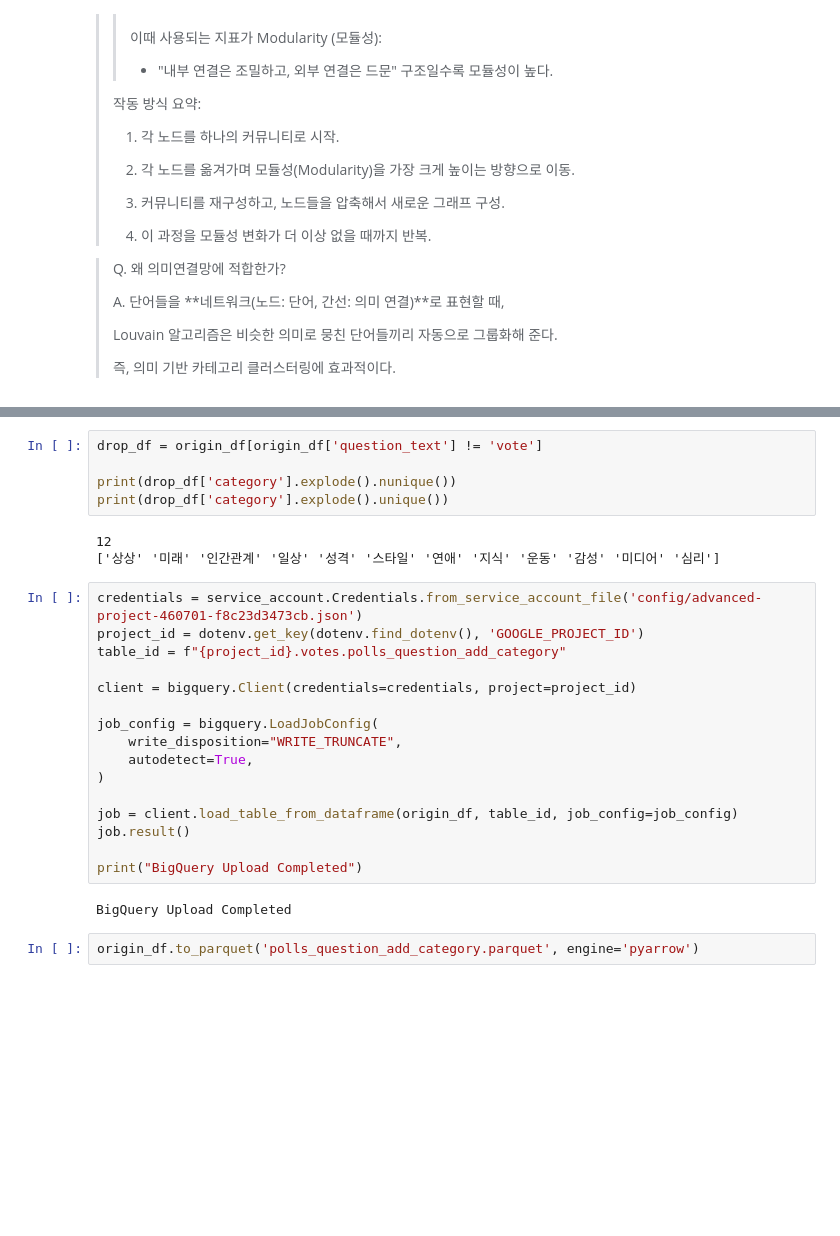
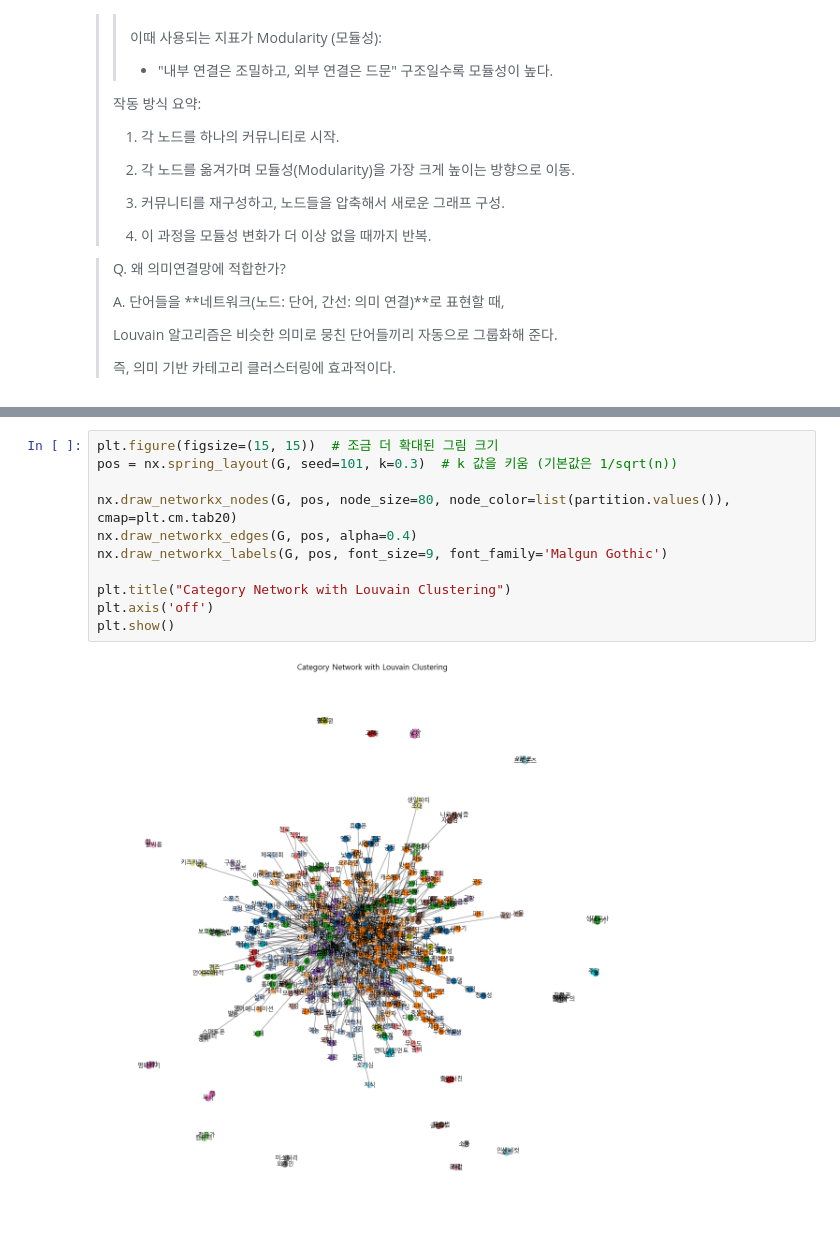
Before and after one commit to saeraniren/advanced_project, a Jupyter notebook: text_knn_clustering.ipynb, the cells around one changed output, grey strips where cells are left out. Drawn from its saved outputs; the diff is of its cells as text; blank space fills up the shorter version.

Commit message:
complete text clustering

```diff
--- a/text_knn_clustering.ipynb
+++ b/text_knn_clustering.ipynb
@@ -1471,28 +1290,13 @@ display(origin_df.head(30))
-# %%
-drop_df = origin_df[origin_df['question_text'] != 'vote']
-
-print(drop_df['category'].explode().nunique())
-print(drop_df['category'].explode().unique())
-# %% [output]
-12
-['상상' '미래' '인간관계' '일상' '성격' '스타일' '연애' '지식' '운동' '감성' '미디어' '심리']
-# %%
-credentials = service_account.Credentials.from_service_account_file('config/advanced-project-460701-f8c23d3473cb.json')
-project_id = dotenv.get_key(dotenv.find_dotenv(), 'GOOGLE_PROJECT_ID')
-table_id = f"{project_id}.votes.polls_question_add_category"
-
-client = bigquery.Client(credentials=credentials, project=project_id)
-
-job_config = bigquery.LoadJobConfig(
-    write_disposition="WRITE_TRUNCATE",
-    autodetect=True,
-)
-
-job = client.load_table_from_dataframe(origin_df, table_id, job_config=job_config)
-job.result()
-
-print("BigQuery Upload Completed")
-# %% [output]
-BigQuery Upload Completed
-# %%
-origin_df.to_parquet('polls_question_add_category.parquet', engine='pyarrow')
+# %%
+plt.figure(figsize=(15, 15))  # 조금 더 확대된 그림 크기
+pos = nx.spring_layout(G, seed=101, k=0.3)  # k 값을 키움 (기본값은 1/sqrt(n))
+
+nx.draw_networkx_nodes(G, pos, node_size=80, node_color=list(partition.values()), cmap=plt.cm.tab20)
+nx.draw_networkx_edges(G, pos, alpha=0.4)
+nx.draw_networkx_labels(G, pos, font_size=9, font_family='Malgun Gothic')
+
+plt.title("Category Network with Louvain Clustering")
+plt.axis('off')
+plt.show()
+# %% [output]
+[figure, added]
```
Also changed, not shown: parts of 19 cells of this notebook.
